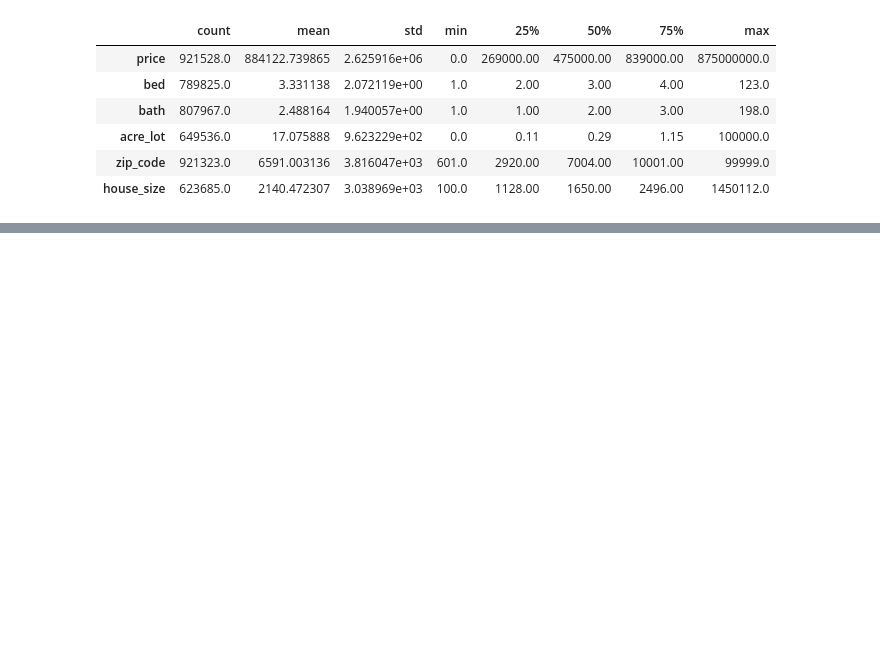
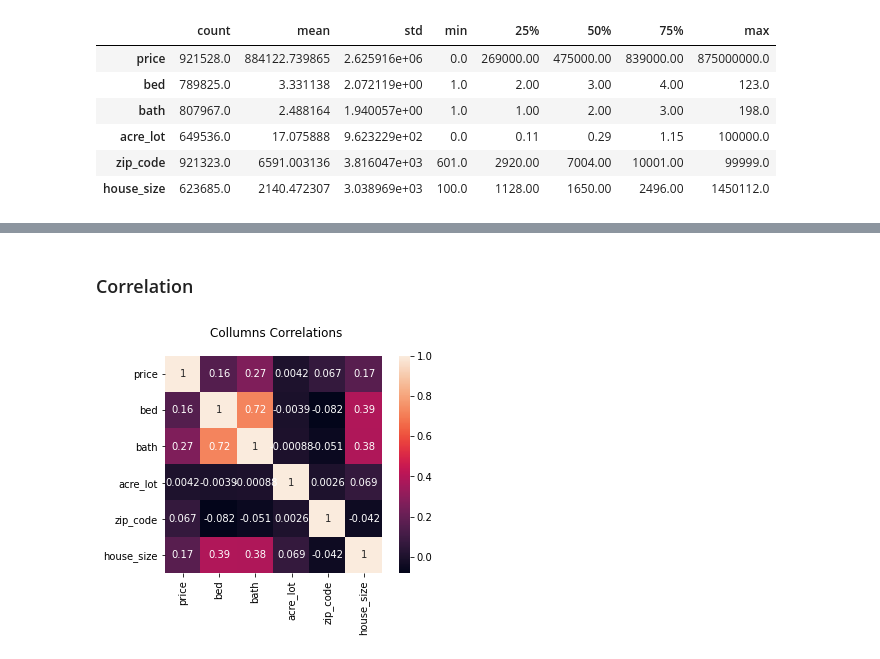
Before and after one commit to ednakatani/Real-Estate-Prediction, a Jupyter notebook: main.ipynb, the cells around one changed output, grey strips where cells are left out. Drawn from its saved outputs; the diff is of its cells as text; code cells hidden in the pictures; blank space fills up the shorter version.

```diff
--- a/main.ipynb
+++ b/main.ipynb
@@ -113,0 +117,10 @@ Text(0.5, 1.0, 'Price')
+# %% [markdown]
+### Correlation
+# %%
+correlacoes = df.corr()
+fig, ax = plt.subplots()
+fig.suptitle('Collumns Correlations')
+sns.heatmap(correlacoes,square=True, annot=True)
+plt.show()
+# %% [output]
+[figure, added]
```
Also changed, not shown: parts of 2 cells of this notebook, 1 other file.
